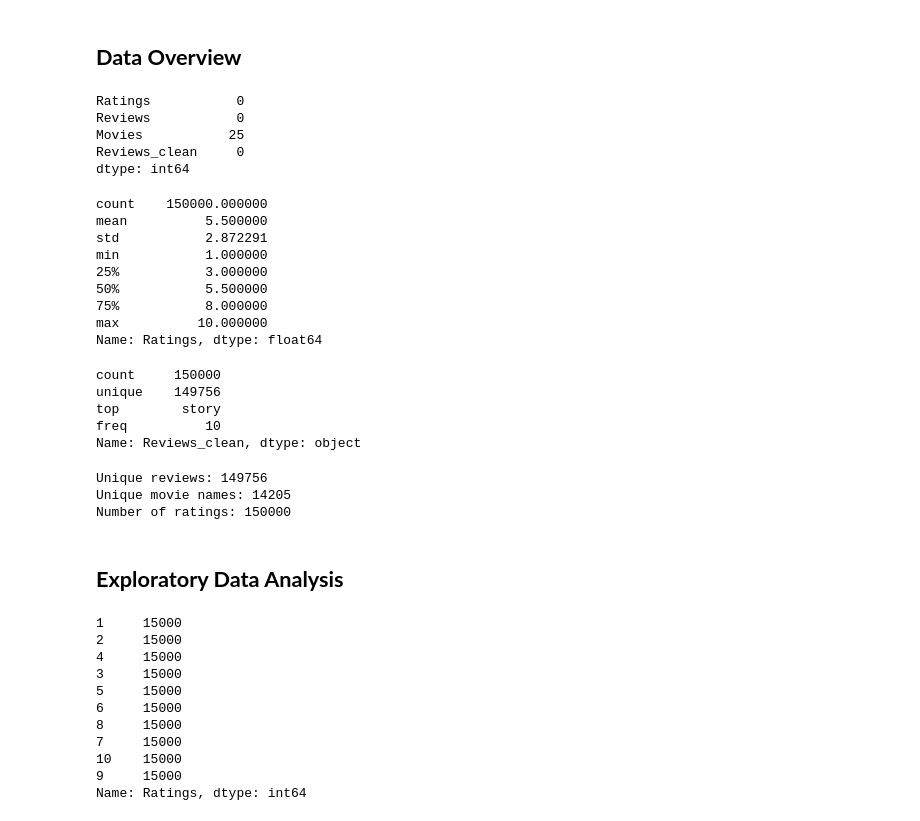
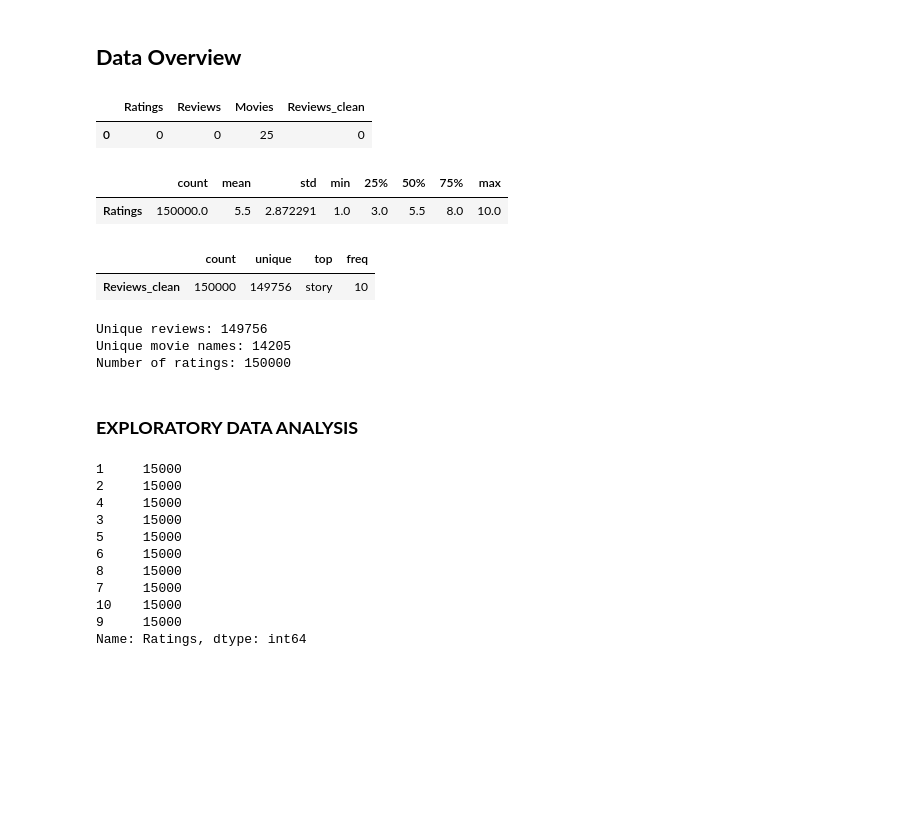
Before and after one commit to stngan/sentiment-python, a Jupyter notebook: sentiment.ipynb, the cells around one changed output. Drawn from its saved outputs; the diff is of its cells as text; code cells hidden in the pictures; blank space fills up the shorter version.

```diff
--- a/sentiment.ipynb
+++ b/sentiment.ipynb
@@ -115,33 +115,20 @@ df.head(3)
 # %% [markdown]
 ## **Data Overview**
 # %%
-df.isna().sum()
+df.isna().sum().to_frame().T
 # %% [output]
-Ratings           0
-Reviews           0
-Movies           25
-Reviews_clean     0
-dtype: int64
+|  | Ratings | Reviews | Movies | Reviews_clean |
+| 0 | 0 | 0 | 25 | 0 |
 # %%
-df['Ratings'].describe()
+df['Ratings'].describe().to_frame().T
 # %% [output]
-count    150000.000000
-mean          5.500000
-std           2.872291
-min           1.000000
-25%           3.000000
-50%           5.500000
-75%           8.000000
-max          10.000000
-Name: Ratings, dtype: float64
+|  | count | mean | std | min | 25% | 50% | 75% | max |
+| Ratings | 150000.0 | 5.5 | 2.872291 | 1.0 | 3.0 | 5.5 | 8.0 | 10.0 |
 # %%
-df['Reviews_clean'].describe()
+df['Reviews_clean'].describe().to_frame().T
 # %% [output]
-count     150000
-unique    149756
-top        story
-freq          10
-Name: Reviews_clean, dtype: object
+|  | count | unique | top | freq |
+| Reviews_clean | 150000 | 149756 | story | 10 |
 # %%
 unique_reviews_count = df['Reviews_clean'].nunique()
 unique_movie_names_count = df['Movies'].nunique()
@@ -153,8 +140,8 @@ print(f'Number of ratings: {ratings_count}')
 Unique reviews: 149756
 Unique movie names: 14205
 Number of ratings: 150000
-# %% [markdown]
-## **Exploratory Data Analysis**
+# %% [markdown]
+### **EXPLORATORY DATA ANALYSIS**
 # %%
 sns.countplot(x=df['Ratings'], palette='rocket_r')
 plt.title('Distribution of Ratings')
```
Also changed, not shown: parts of 4 cells of this notebook.
